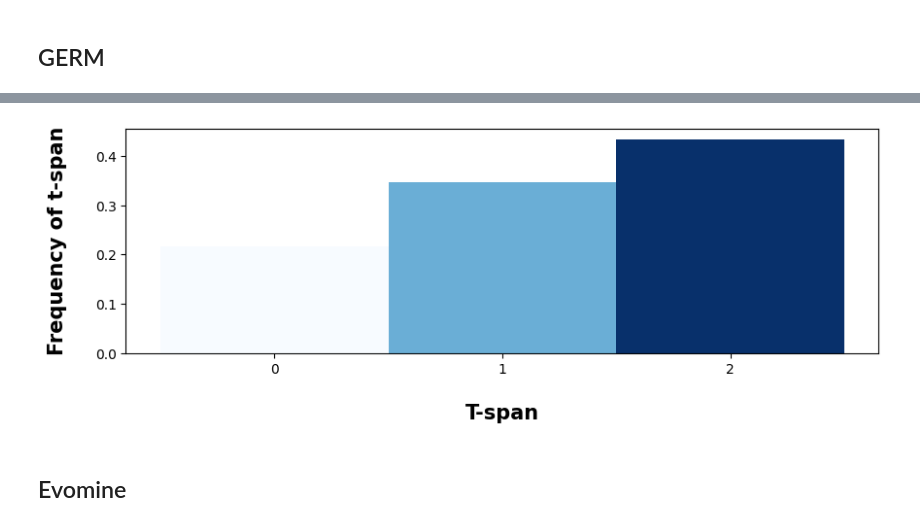
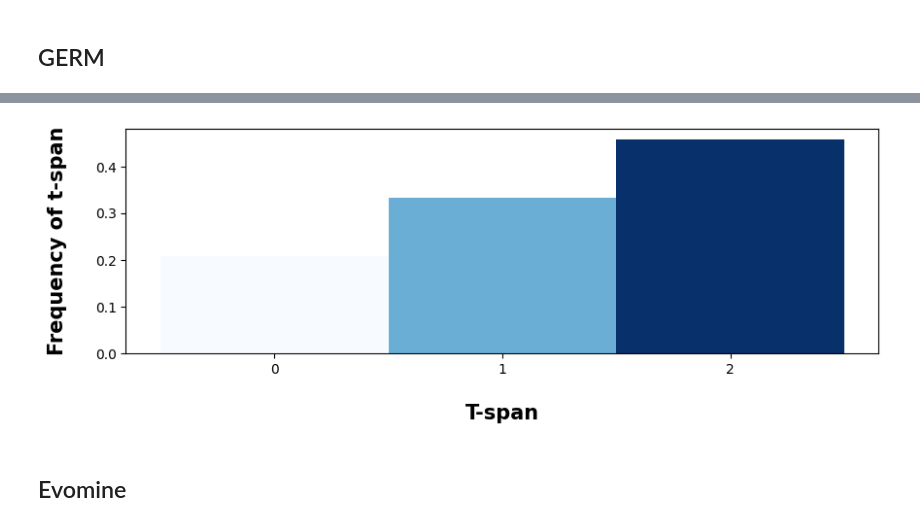
Before and after one commit to alessiaatunimi/geranio, a Jupyter notebook: geranio.ipynb, the cells around one changed output, grey strips where cells are left out. Saved outputs shown, nothing was run; the diff lists cells and outputs as text; code cells hidden in the pictures.

Commit message:
canonical form

```diff
--- a/geranio.ipynb
+++ b/geranio.ipynb
@@ -144,7 +125,7 @@ g_pattern_list, g_support = f.obtain_pattern_list(g_patterns, g_support_patterns
 # %% [markdown]
 ### dblp0507
 # %%
-g_info_list_b, g_patterns_b, g_support_patterns_b, g_mapping_b = f.from_ger_output(f'./output-files/dblp0507.{s}.{m}.txt')
+g_info_list_b, g_patterns_b, g_support_patterns_b, g_mapping_b = f.from_ger_output(f'./output-files/[germ]dblp0507.{s}.{m}.txt')
 # %%
 g_pattern_list_b, g_support_b = f.obtain_pattern_list(g_patterns_b, g_support_patterns_b, algorithm = 'germ')
 # %% [markdown]
@@ -202,3 +193,8 @@ g_new_pattern_list[13]
+# %%
+#reload(g)
+g_new_pattern_list_b_can, g_new_support_b_can = c.mapping_pattern_ids(g_pattern_list_b, g_support_b,
+                                                          mapped_patterns_path = f'./processed-outputs/[canonical]-dblp0507.{s}.{m}'
+                                                         )
 # %% [markdown]
 ## EvoMine
 # %% [markdown]
@@ -231,15 +257,15 @@ a.plot_profile(g_profile_b, list(g_general_mapping.keys()))
 # %%
-spans_b = a.t_span_plot(g_new_pattern_list_b,
+spans_b = a.t_span_plot(g_new_pattern_list_b_can,
                cmap = 'Blues',
                 fs = (10,3),
                  cbar_ticks_size = 25,
                  plot_params = {'ms' : 9, 'lw' : 2, 'style':'.-'},
                  ticks_params = {'fontsize_x':10, 'rotation_x':0,'fontweight_x':'bold',
                                 'fontsize_y':10, 'rotation_y':0,'fontweight_y':'bold'},
                  label_params = {'xlabel': "\nT-span", 'fontsize_x' :15, 'fontweight_x':'bold',
                                 'ylabel': "Frequency of t-span\n", 'fontsize_y' :15, 'fontweight_y':'bold'})
 # %% [output]
-[figure, old version]
+[figure, new version]
 # %% [markdown]
 ## Evomine
 # %%
```
Also changed, not shown: parts of 24 cells of this notebook, 1 other file.
